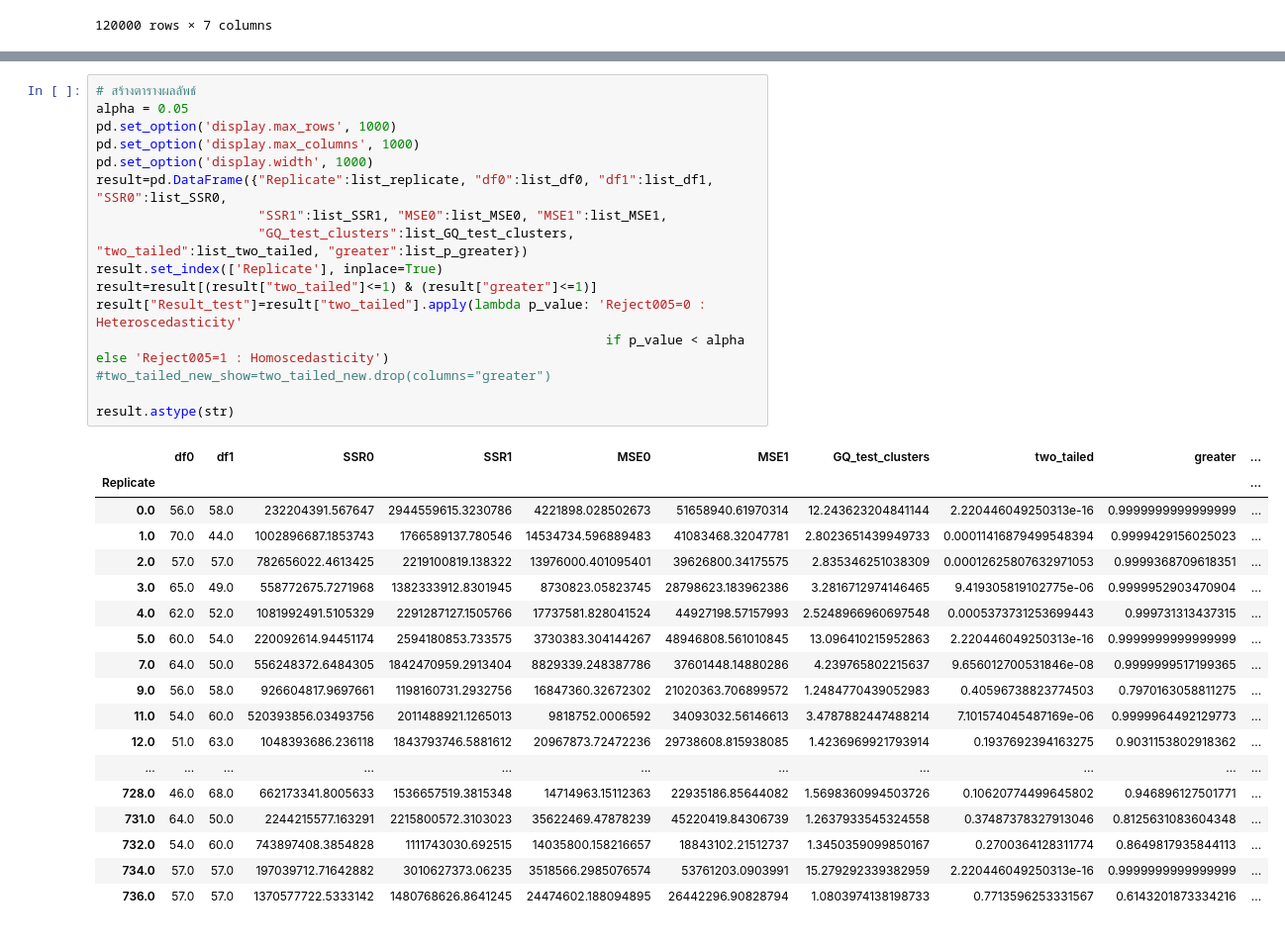
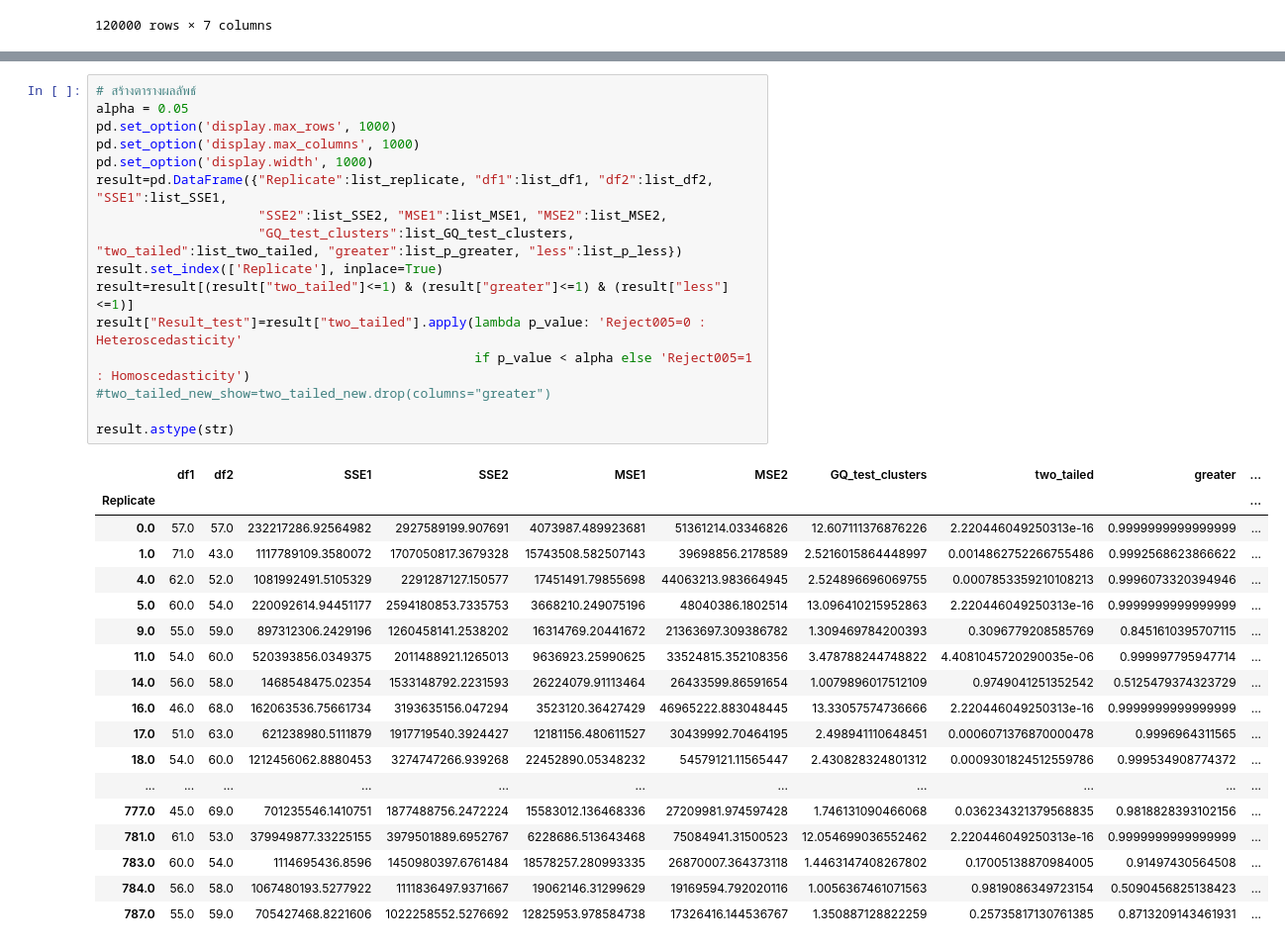
Before and after one commit to iam-fern/Generate_multiplication, a Jupyter notebook: GQtest_cluster_data_multi_delta_(4)_n120_05.ipynb, the cells around one changed output, grey strips where cells are left out. Shown at 99% size. Saved outputs shown, nothing was run; the diff lists cells and outputs as text.

```diff
--- a/GQtest_cluster_data_multi_delta_(4)_n120_05.ipynb
+++ b/GQtest_cluster_data_multi_delta_(4)_n120_05.ipynb
@@ -217,38 +249,38 @@ for run_replicate in list_replicate:
 # %%
 # สร้างตารางผลลัพธ์
 alpha = 0.05
 pd.set_option('display.max_rows', 1000)
 pd.set_option('display.max_columns', 1000)
 pd.set_option('display.width', 1000)
-result=pd.DataFrame({"Replicate":list_replicate, "df0":list_df0, "df1":list_df1, "SSR0":list_SSR0,
-                     "SSR1":list_SSR1, "MSE0":list_MSE0, "MSE1":list_MSE1,
-                     "GQ_test_clusters":list_GQ_test_clusters, "two_tailed":list_two_tailed, "greater":list_p_greater})
+result=pd.DataFrame({"Replicate":list_replicate, "df1":list_df1, "df2":list_df2, "SSE1":list_SSE1,
+                     "SSE2":list_SSE2, "MSE1":list_MSE1, "MSE2":list_MSE2,
+                     "GQ_test_clusters":list_GQ_test_clusters, "two_tailed":list_two_tailed, "greater":list_p_greater, "less":list_p_less})
 result.set_index(['Replicate'], inplace=True)
-result=result[(result["two_tailed"]<=1) & (result["greater"]<=1)]
+result=result[(result["two_tailed"]<=1) & (result["greater"]<=1) & (result["less"]<=1)]
 result["Result_test"]=result["two_tailed"].apply(lambda p_value: 'Reject005=0 : Heteroscedasticity'
-                                                                  if p_value < alpha else 'Reject005=1 : Homoscedasticity')
+                                                 if p_value < alpha else 'Reject005=1 : Homoscedasticity')
 #two_tailed_new_show=two_tailed_new.drop(columns="greater")
 
 result.astype(str)
 # %% [output]
-|  | df0 | df1 | SSR0 | SSR1 | MSE0 | MSE1 | GQ_test_clusters | two_tailed | greater | ... |
+|  | df1 | df2 | SSE1 | SSE2 | MSE1 | MSE2 | GQ_test_clusters | two_tailed | greater | ... |
 | Replicate |  |  |  |  |  |  |  |  |  | ... |
-| 0.0 | 56.0 | 58.0 | 232204391.567647 | 2944559615.3230786 | 4221898.028502673 | 51658940.61970314 | 12.243623204841144 | 2.220446049250313e-16 | 0.9999999999999999 | ... |
-| 1.0 | 70.0 | 44.0 | 1002896687.1853743 | 1766589137.780546 | 14534734.596889483 | 41083468.32047781 | 2.8023651439949733 | 0.00011416879499548394 | 0.9999429156025023 | ... |
-| 2.0 | 57.0 | 57.0 | 782656022.4613425 | 2219100819.138322 | 13976000.401095401 | 39626800.34175575 | 2.835346251038309 | 0.00012625807632971053 | 0.9999368709618351 | ... |
-| 3.0 | 65.0 | 49.0 | 558772675.7271968 | 1382333912.8301945 | 8730823.05823745 | 28798623.183962386 | 3.2816712974146465 | 9.419305819102775e-06 | 0.9999952903470904 | ... |
-| 4.0 | 62.0 | 52.0 | 1081992491.5105329 | 2291287127.1505766 | 17737581.828041524 | 44927198.57157993 | 2.5248966960697548 | 0.0005373731253699443 | 0.999731313437315 | ... |
-| 5.0 | 60.0 | 54.0 | 220092614.94451174 | 2594180853.733575 | 3730383.304144267 | 48946808.561010845 | 13.096410215952863 | 2.220446049250313e-16 | 0.9999999999999999 | ... |
-| 7.0 | 64.0 | 50.0 | 556248372.6484305 | 1842470959.2913404 | 8829339.248387786 | 37601448.14880286 | 4.239765802215637 | 9.656012700531846e-08 | 0.9999999517199365 | ... |
-| 9.0 | 56.0 | 58.0 | 926604817.9697661 | 1198160731.2932756 | 16847360.32672302 | 21020363.706899572 | 1.2484770439052983 | 0.40596738823774503 | 0.7970163058811275 | ... |
-| 11.0 | 54.0 | 60.0 | 520393856.03493756 | 2011488921.1265013 | 9818752.0006592 | 34093032.56146613 | 3.4787882447488214 | 7.101574045487169e-06 | 0.9999964492129773 | ... |
-| 12.0 | 51.0 | 63.0 | 1048393686.236118 | 1843793746.5881612 | 20967873.72472236 | 29738608.815938085 | 1.4236969921793914 | 0.1937692394163275 | 0.9031153802918362 | ... |
+| 0.0 | 57.0 | 57.0 | 232217286.92564982 | 2927589199.907691 | 4073987.489923681 | 51361214.03346826 | 12.607111376876226 | 2.220446049250313e-16 | 0.9999999999999999 | ... |
+| 1.0 | 71.0 | 43.0 | 1117789109.3580072 | 1707050817.3679328 | 15743508.582507143 | 39698856.2178589 | 2.5216015864448997 | 0.0014862752266755486 | 0.9992568623866622 | ... |
+| 4.0 | 62.0 | 52.0 | 1081992491.5105329 | 2291287127.150577 | 17451491.79855698 | 44063213.983664945 | 2.524896696069755 | 0.0007853359210108213 | 0.9996073320394946 | ... |
+| 5.0 | 60.0 | 54.0 | 220092614.94451177 | 2594180853.7335753 | 3668210.249075196 | 48040386.1802514 | 13.096410215952863 | 2.220446049250313e-16 | 0.9999999999999999 | ... |
+| 9.0 | 55.0 | 59.0 | 897312306.2429196 | 1260458141.2538202 | 16314769.20441672 | 21363697.309386782 | 1.309469784200393 | 0.3096779208585769 | 0.8451610395707115 | ... |
+| 11.0 | 54.0 | 60.0 | 520393856.0349375 | 2011488921.1265013 | 9636923.25990625 | 33524815.352108356 | 3.478788244748822 | 4.4081045720290035e-06 | 0.999997795947714 | ... |
+| 14.0 | 56.0 | 58.0 | 1468548475.02354 | 1533148792.2231593 | 26224079.91113464 | 26433599.86591654 | 1.0079896017512109 | 0.9749041251352542 | 0.5125479374323729 | ... |
+| 16.0 | 46.0 | 68.0 | 162063536.75661734 | 3193635156.047294 | 3523120.36427429 | 46965222.883048445 | 13.33057574736666 | 2.220446049250313e-16 | 0.9999999999999999 | ... |
+| 17.0 | 51.0 | 63.0 | 621238980.5111879 | 1917719540.3924427 | 12181156.480611527 | 30439992.70464195 | 2.498941110648451 | 0.0006071376870000478 | 0.9996964311565 | ... |
+| 18.0 | 54.0 | 60.0 | 1212456062.8880453 | 3274747266.939268 | 22452890.05348232 | 54579121.11565447 | 2.430828324801312 | 0.0009301824512559786 | 0.999534908774372 | ... |
 | ... | ... | ... | ... | ... | ... | ... | ... | ... | ... | ... |
-| 728.0 | 46.0 | 68.0 | 662173341.8005633 | 1536657519.3815348 | 14714963.15112363 | 22935186.85644082 | 1.5698360994503726 | 0.10620774499645802 | 0.946896127501771 | ... |
-| 731.0 | 64.0 | 50.0 | 2244215577.163291 | 2215800572.3103023 | 35622469.47878239 | 45220419.84306739 | 1.2637933545324558 | 0.37487378327913046 | 0.8125631083604348 | ... |
-| 732.0 | 54.0 | 60.0 | 743897408.3854828 | 1111743030.692515 | 14035800.158216657 | 18843102.21512737 | 1.3450359099850167 | 0.2700364128311774 | 0.8649817935844113 | ... |
-| 734.0 | 57.0 | 57.0 | 197039712.71642882 | 3010627373.06235 | 3518566.2985076574 | 53761203.0903991 | 15.279292339382959 | 2.220446049250313e-16 | 0.9999999999999999 | ... |
-| 736.0 | 57.0 | 57.0 | 1370577722.5333142 | 1480768626.8641245 | 24474602.188094895 | 26442296.90828794 | 1.0803974138198733 | 0.7713596253331567 | 0.6143201873334216 | ... |
+| 777.0 | 45.0 | 69.0 | 701235546.1410751 | 1877488756.2472224 | 15583012.136468336 | 27209981.974597428 | 1.746131090466068 | 0.036234321379568835 | 0.9818828393102156 | ... |
+| 781.0 | 61.0 | 53.0 | 379949877.33225155 | 3979501889.6952767 | 6228686.513643468 | 75084941.31500523 | 12.054699036552462 | 2.220446049250313e-16 | 0.9999999999999999 | ... |
+| 783.0 | 60.0 | 54.0 | 1114695436.8596 | 1450980397.6761484 | 18578257.280993335 | 26870007.364373118 | 1.4463147408267802 | 0.17005138870984005 | 0.91497430564508 | ... |
+| 784.0 | 56.0 | 58.0 | 1067480193.5277922 | 1111836497.9371667 | 19062146.31299629 | 19169594.792020116 | 1.0056367461071563 | 0.9819086349723154 | 0.5090456825138423 | ... |
+| 787.0 | 55.0 | 59.0 | 705427468.8221606 | 1022258552.5276692 | 12825953.978584738 | 17326416.144536767 | 1.350887128822259 | 0.25735817130761385 | 0.8713209143461931 | ... |
 # %%
 # สร้างตารางผลลัพธ์
 alpha = 0.05
```
Also changed, not shown: parts of 5 cells of this notebook.
